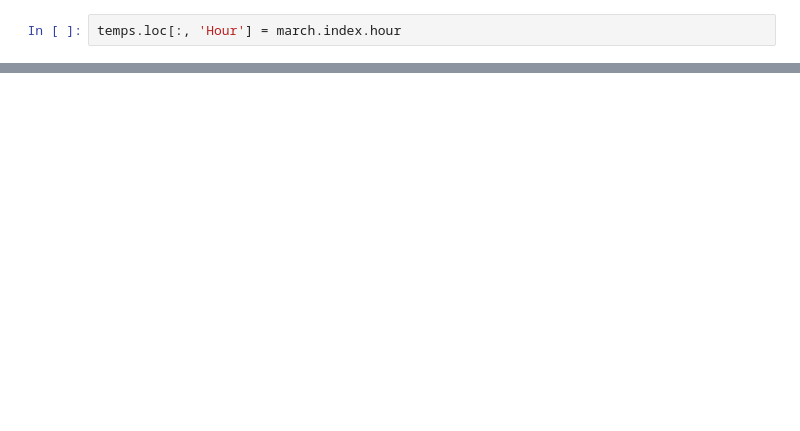
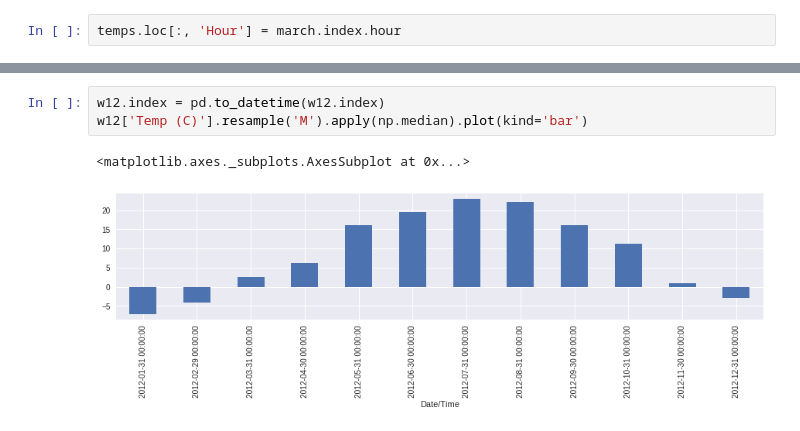
Before and after one commit to gr4vytr0n/pandas_, a Jupyter notebook: cookbook/weather.ipynb, the cells around one changed output, grey strips where cells are left out. Saved outputs shown, nothing was run; the diff lists cells and outputs as text; blank space fills up the shorter version.

```diff
--- a/cookbook/weather.ipynb
+++ b/cookbook/weather.ipynb
@@ -64,0 +99,6 @@ temps.groupby('Hour').aggregate(np.median).plot()
+# %%
+w12.index = pd.to_datetime(w12.index)
+w12['Temp (C)'].resample('M').apply(np.median).plot(kind='bar')
+# %% [output]
+<matplotlib.axes._subplots.AxesSubplot at 0x...>
+[figure, added]
```
Also changed, not shown: parts of 18 cells of this notebook.
